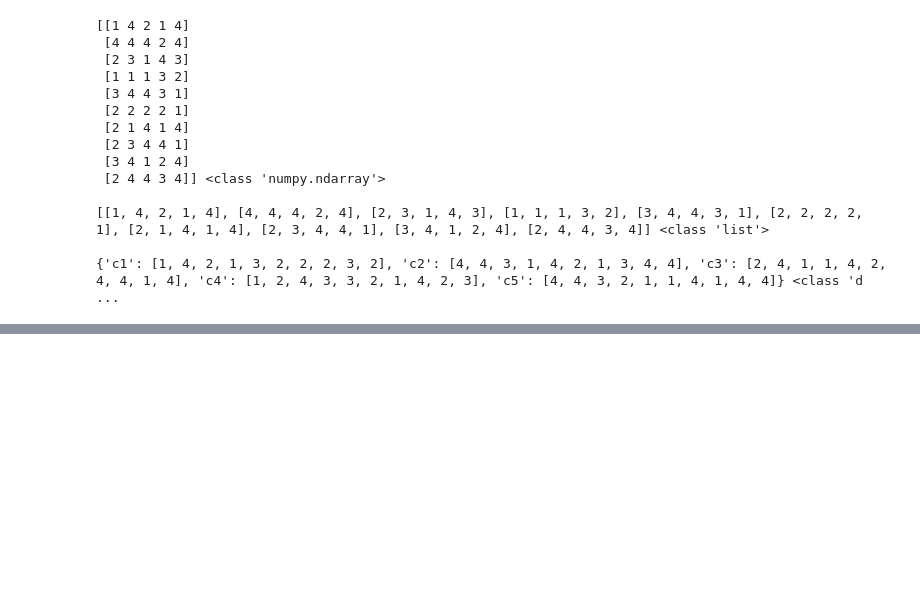
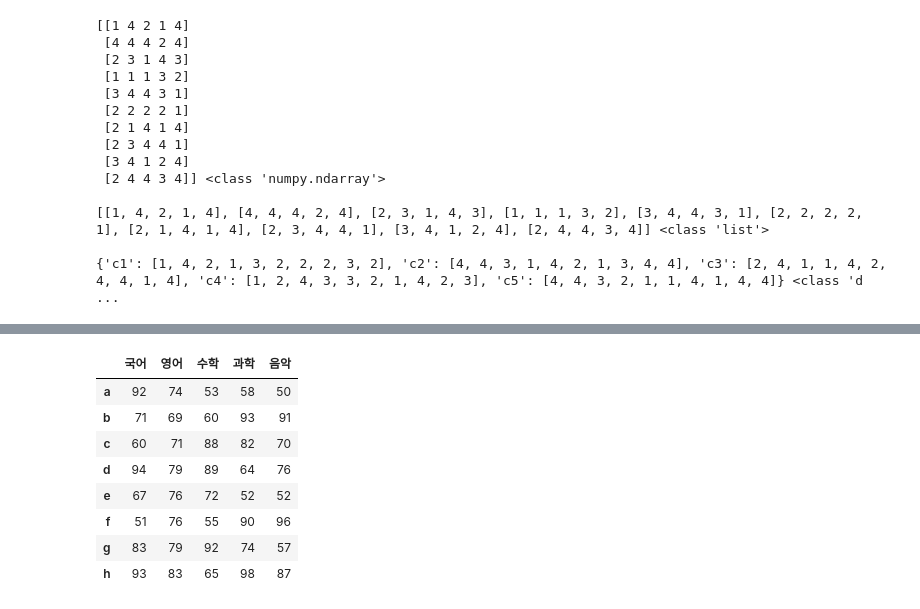
Before and after one commit to wjsghk1267/kita_2404, a Jupyter notebook: m03_분석 라이브러리/pandas_1_데이터구조.ipynb, the cells around one changed output, grey strips where cells are left out. Cells and saved outputs as stored; diff of their text form; code cells hidden in the pictures; blank space fills up the shorter version.

```diff
--- a/m03_분석 라이브러리/pandas_1_데이터구조.ipynb
+++ b/m03_분석 라이브러리/pandas_1_데이터구조.ipynb
@@ -654,0 +751,16 @@ print(dict, type(dict))
+# %%
+# 열이름과 행이름 변경
+columns={'a':'국어','b':'영어','c':'수학','d':'과학','e':'음악'}
+index={0:'a',1:'b',2:'c',3:'d',4:'e',5:'f',6:'g',7:'h'}
+df.rename(columns = columns, index =index, inplace = True)
+df
+# %% [output]
+|  | 국어 | 영어 | 수학 | 과학 | 음악 |
+| a | 92 | 74 | 53 | 58 | 50 |
+| b | 71 | 69 | 60 | 93 | 91 |
+| c | 60 | 71 | 88 | 82 | 70 |
+| d | 94 | 79 | 89 | 64 | 76 |
+| e | 67 | 76 | 72 | 52 | 52 |
+| f | 51 | 76 | 55 | 90 | 96 |
+| g | 83 | 79 | 92 | 74 | 57 |
+| h | 93 | 83 | 65 | 98 | 87 |
```
Also changed, not shown: parts of 33 cells of this notebook, 1 other file.
